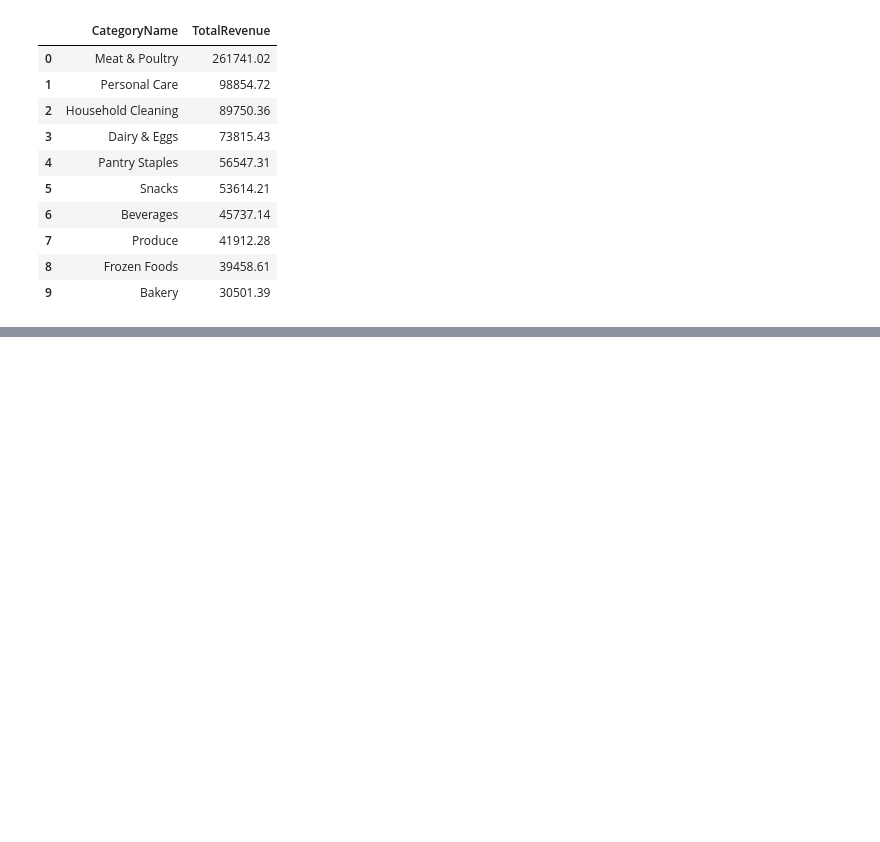
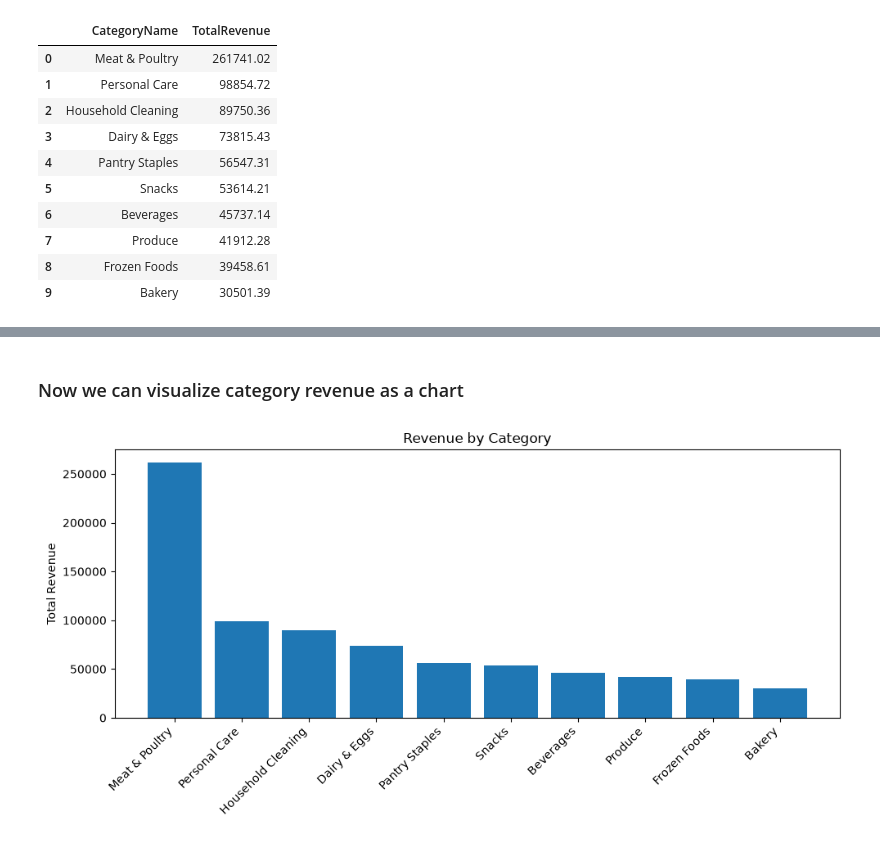
Before and after one commit to geff-ghost/notebooks, a Jupyter notebook: retail_data/MixedKnowledge.ipynb, the cells around one changed output, grey strips where cells are left out. Drawn from its saved outputs; the diff is of its cells as text; code cells hidden in the pictures; blank space fills up the shorter version.

Commit message:
Top Spenders and Highest Revenue Category
In this study I made a few discoveries like which class the top spender are in and the category which bring the most revenue

```diff
--- a/retail_data/MixedKnowledge.ipynb
+++ b/retail_data/MixedKnowledge.ipynb
@@ -217,0 +275,16 @@ pd.read_sql(query, conn)
+# %% [markdown]
+### Now we can visualize category revenue as a chart
+# %%
+import matplotlib.pyplot as plt
+
+category_revenue = pd.read_sql(query, conn)
+
+plt.figure(figsize=(10, 5))
+plt.bar(category_revenue['CategoryName'], category_revenue['TotalRevenue'])
+plt.xticks(rotation=45, ha='right')
+plt.ylabel('Total Revenue')
+plt.title('Revenue by Category')
+plt.tight_layout()
+plt.show()
+# %% [output]
+[figure, added]
```
Also changed, not shown: parts of 7 cells of this notebook.
